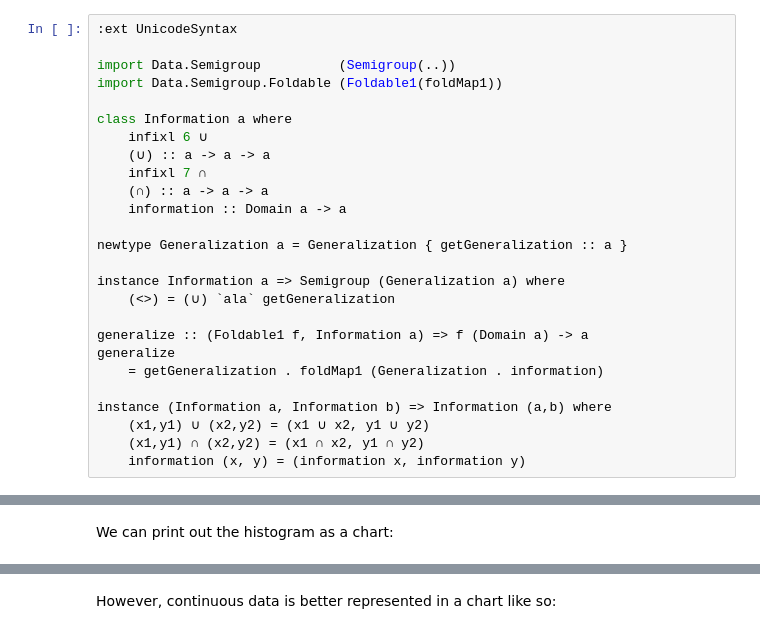
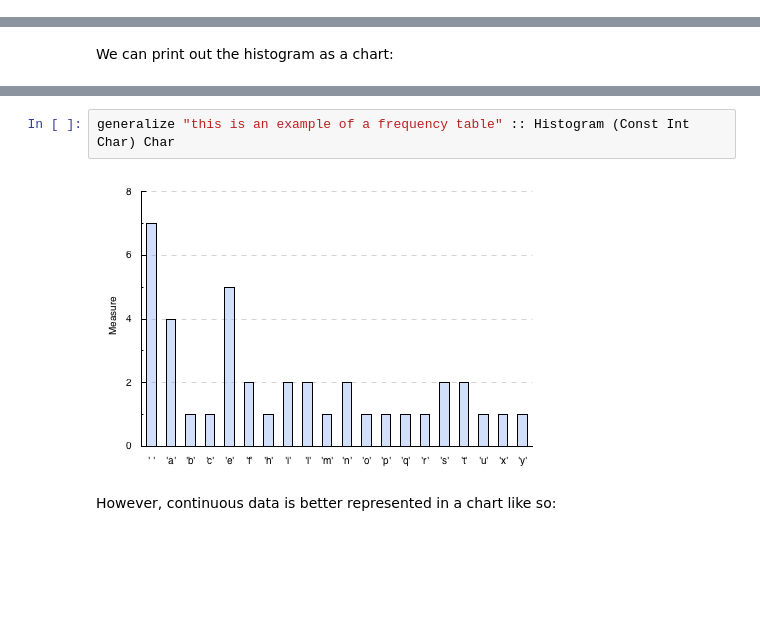
Before and after one commit to oisdk/IHaskell, a Jupyter notebook: notebooks/Privacy.ipynb, the cells around one changed output, grey strips where cells are left out. Cells and saved outputs as stored; diff of their text form; blank space fills up the shorter version.

```diff
--- a/notebooks/Privacy.ipynb
+++ b/notebooks/Privacy.ipynb
@@ -158,26 +111,0 @@ Next, we need some way to generalize and focus on information. This can be expre
-# %%
-:ext UnicodeSyntax
-
-import Data.Semigroup          (Semigroup(..))
-import Data.Semigroup.Foldable (Foldable1(foldMap1))
-
-class Information a where
-    infixl 6 ∪
-    (∪) :: a -> a -> a
-    infixl 7 ∩
-    (∩) :: a -> a -> a
-    information :: Domain a -> a
-
-newtype Generalization a = Generalization { getGeneralization :: a }
-
-instance Information a => Semigroup (Generalization a) where
-    (<>) = (∪) `ala` getGeneralization
-
-generalize :: (Foldable1 f, Information a) => f (Domain a) -> a
-generalize
-    = getGeneralization . foldMap1 (Generalization . information)
-
-instance (Information a, Information b) => Information (a,b) where
-    (x1,y1) ∪ (x2,y2) = (x1 ∪ x2, y1 ∪ y2)
-    (x1,y1) ∩ (x2,y2) = (x1 ∩ x2, y1 ∩ y2)
-    information (x, y) = (information x, information y)
@@ -336,3 +132,7 @@ buildHistogram "this is an example of a frequency table"
+# %%
+generalize "this is an example of a frequency table" :: Histogram (Const Int Char) Char
+# %% [output]
+[figure, added]
 # %% [markdown]
 However, continuous data is better represented in a chart like so:
 # %%
```
Also changed, not shown: parts of 26 cells of this notebook, 9 other files.
